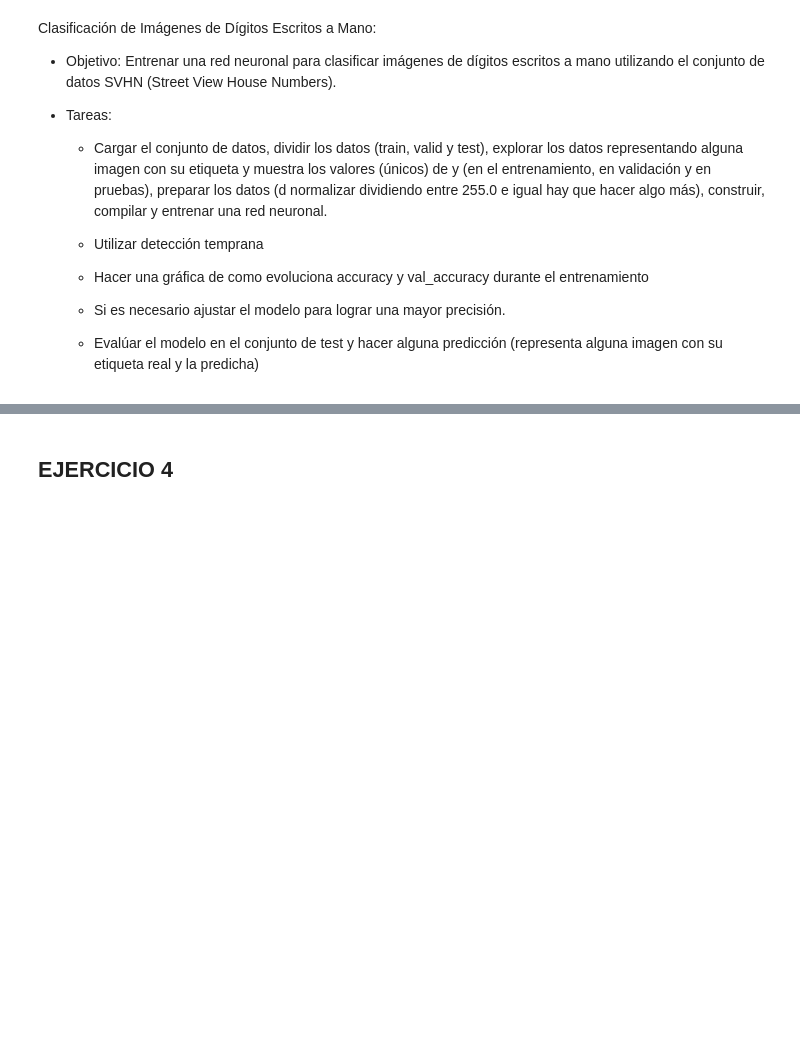
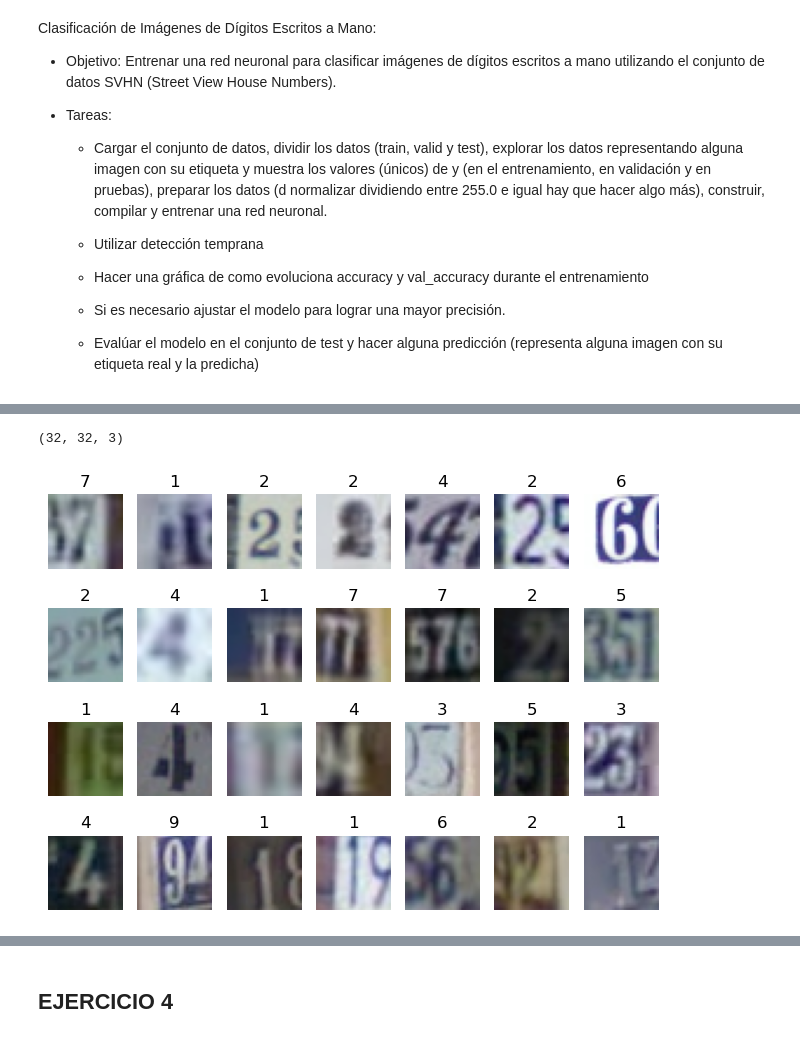
Before and after one commit to xabierguerrero/IABD_2425, a Jupyter notebook: Python_Ejers/SAPA/Deep_Learning/Ejercicios/4_3Ejercicios.ipynb, the cells around one changed output, grey strips where cells are left out. Saved outputs shown, nothing was run; the diff lists cells and outputs as text; code cells hidden in the pictures; blank space fills up the shorter version.

```diff
--- a/Python_Ejers/SAPA/Deep_Learning/Ejercicios/4_3Ejercicios.ipynb
+++ b/Python_Ejers/SAPA/Deep_Learning/Ejercicios/4_3Ejercicios.ipynb
@@ -211,0 +293,5 @@ Downloading data from http://ufldl.stanford.edu/housenumbers/train_32x32.mat
+# %%
+# 10 no es un digito (son 2), hay que sustituirlo por 0
+y_train=np.where(y_train==10, 0, y_train)
+y_val=np.where(y_val==10, 0, y_val)
+y_test=np.where(y_test==10, 0, y_test)
@@ -211,0 +313,20 @@ Downloading data from http://ufldl.stanford.edu/housenumbers/train_32x32.mat
+# %%
+print(x_train[0].shape)
+# %% [output]
+(32, 32, 3)
+# %%
+i=0
+
+for x in x_train:
+    plt.subplot(4,7,i+1)
+    plt.title(y_train[i])
+    plt.imshow(x)
+    plt.axis('off')
+
+    if i == 27:
+        break
+    i+=1
+plt.tight_layout()
+plt.show()
+# %% [output]
+[figure, added]
```
Also changed, not shown: parts of 33 cells of this notebook, 3 other files.
